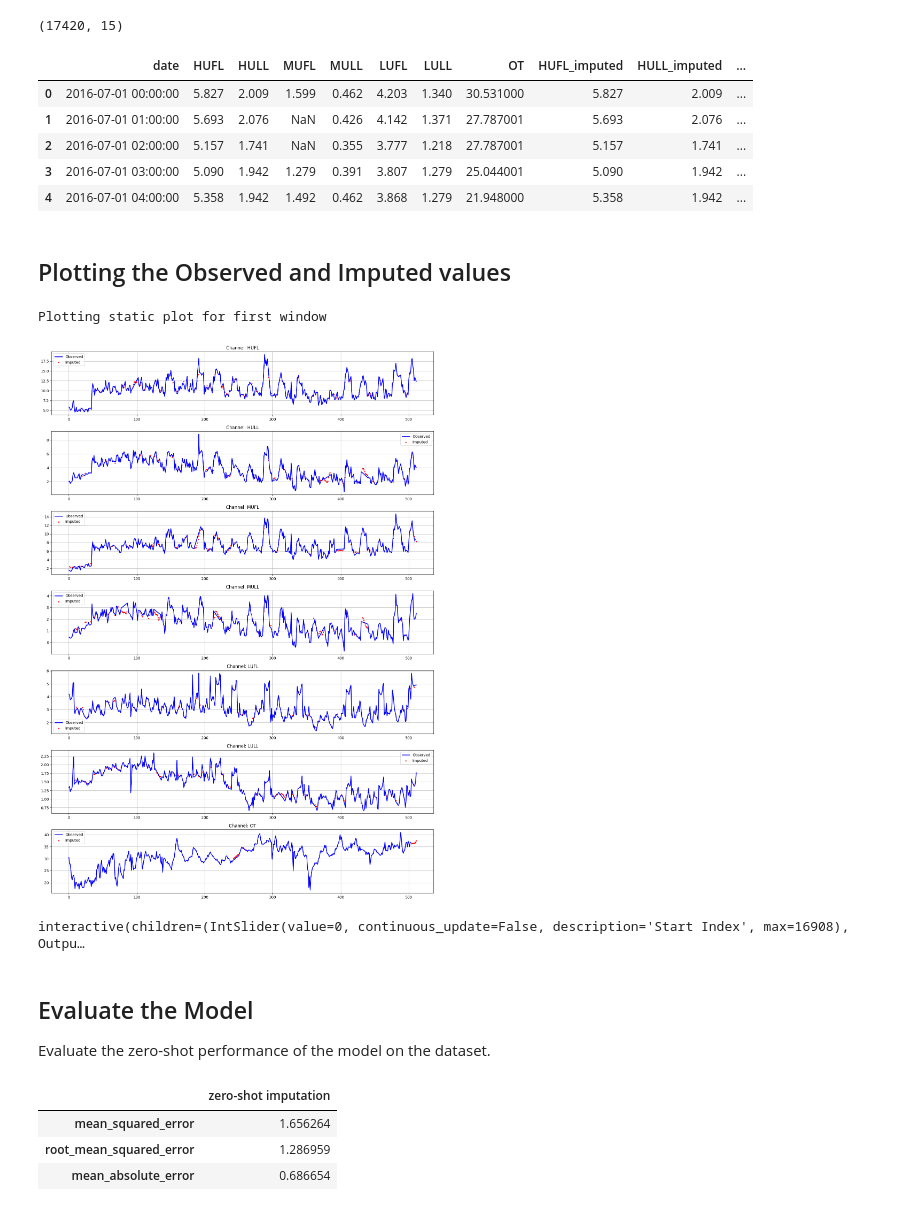
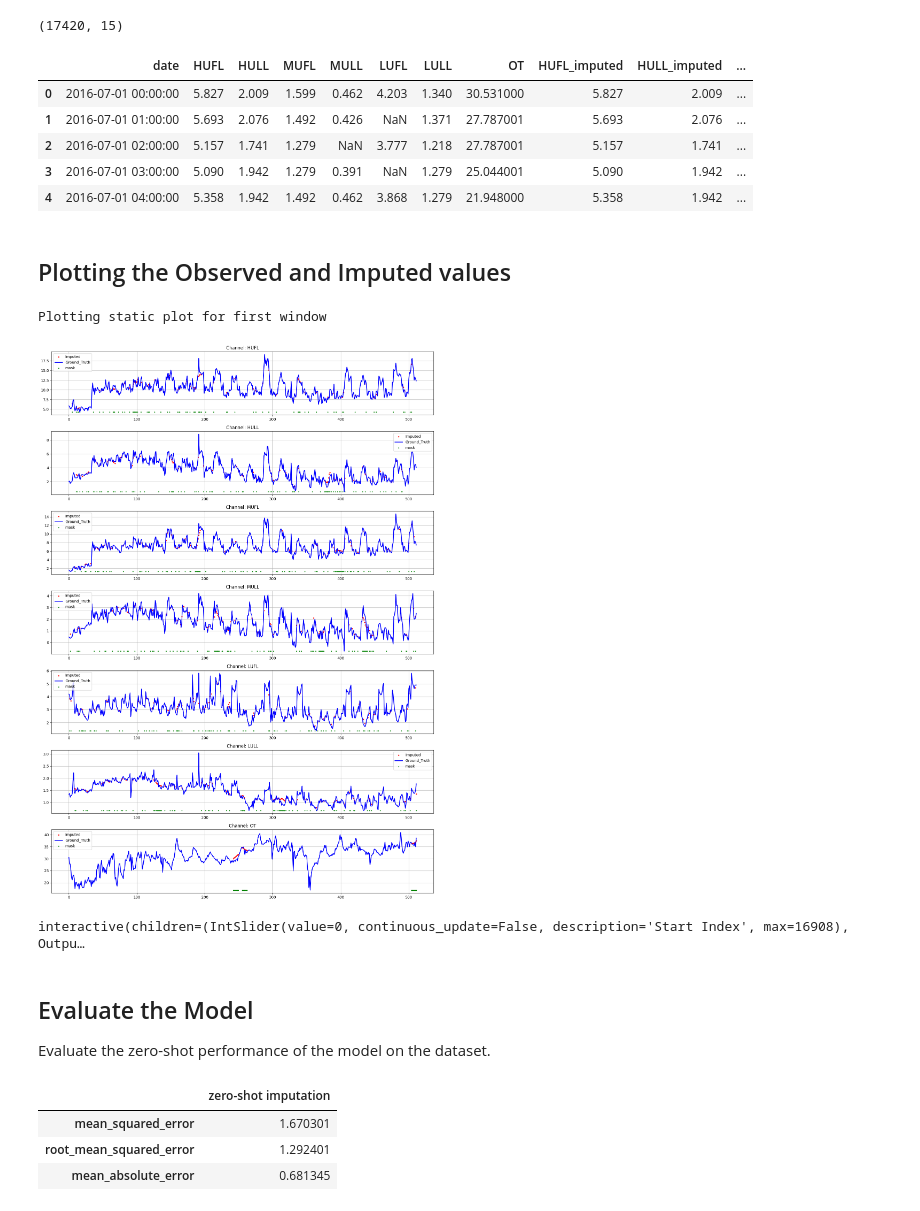
Before and after one commit to ibm-granite/granite-tsfm, a Jupyter notebook: notebooks/hfdemo/tspulse_imputation.ipynb, the cells around one changed output. Saved outputs shown, nothing was run; the diff lists cells and outputs as text; code cells hidden in the pictures.

Commit message:
Update plotting function

```diff
--- a/notebooks/hfdemo/tspulse_imputation.ipynb
+++ b/notebooks/hfdemo/tspulse_imputation.ipynb
@@ -48,7 +48,7 @@ data = pd.read_csv(
     parse_dates=[timestamp_column],
 )
 
-fully_observed_data = data.copy()
+fully_observed_ground_truth = data.copy()
 
 print(data.shape)
 print(data.head())
@@ -74,7 +74,7 @@ We are introducing missing values in a hybrid setup i.e. both isolated points mi
 def introduce_nans(data, nan_fraction=0.1, block_size=8, seed=42):
     df_nan = data.copy()
     num_values = df_nan.shape[0] * len(target_columns)
-    num_nans = int((nan_fraction * num_values) / 1.5)  # 2/3 of the missing values are randomly missing values
+    num_nans = int((nan_fraction * num_values) * (3 / 4))  # 3/4 of the missing values are randomly missing values
     print("num_nans : ", num_nans)
     rows = np.random.randint(0, df_nan.shape[0], size=num_nans)
     cols = np.random.randint(1, len(target_columns), size=num_nans)
@@ -85,7 +85,7 @@ def introduce_nans(data, nan_fraction=0.1, block_size=8, seed=42):
     n_rows, n_cols = df_nan.shape
     rng = np.random.default_rng(seed)
 
-    num_blocks = int((num_nans / block_size) * (1 / 3))  # half of the missing values are missing in blocks
+    num_blocks = int((num_nans / block_size) * (1 / 4))  # 1/4 of the missing values are missing in blocks
     print("num_blocks : ", num_blocks)
     for _ in range(num_blocks):
         col = rng.integers(1, n_cols)
@@ -152,14 +152,14 @@ out.head()
 # %% [output]
 |  | date | HUFL | HULL | MUFL | MULL | LUFL | LULL | OT | HUFL_imputed | HULL_imputed | ... |
 | 0 | 2016-07-01 00:00:00 | 5.827 | 2.009 | 1.599 | 0.462 | 4.203 | 1.340 | 30.531000 | 5.827 | 2.009 | ... |
-| 1 | 2016-07-01 01:00:00 | 5.693 | 2.076 | NaN | 0.426 | 4.142 | 1.371 | 27.787001 | 5.693 | 2.076 | ... |
-| 2 | 2016-07-01 02:00:00 | 5.157 | 1.741 | NaN | 0.355 | 3.777 | 1.218 | 27.787001 | 5.157 | 1.741 | ... |
-| 3 | 2016-07-01 03:00:00 | 5.090 | 1.942 | 1.279 | 0.391 | 3.807 | 1.279 | 25.044001 | 5.090 | 1.942 | ... |
+| 1 | 2016-07-01 01:00:00 | 5.693 | 2.076 | 1.492 | 0.426 | NaN | 1.371 | 27.787001 | 5.693 | 2.076 | ... |
+| 2 | 2016-07-01 02:00:00 | 5.157 | 1.741 | 1.279 | NaN | 3.777 | 1.218 | 27.787001 | 5.157 | 1.741 | ... |
+| 3 | 2016-07-01 03:00:00 | 5.090 | 1.942 | 1.279 | 0.391 | NaN | 1.279 | 25.044001 | 5.090 | 1.942 | ... |
 | 4 | 2016-07-01 04:00:00 | 5.358 | 1.942 | 1.492 | 0.462 | 3.868 | 1.279 | 21.948000 | 5.358 | 1.942 | ... |
 # %% [markdown]
 ## Plotting the Observed and Imputed values
 # %%
-def plot_interactive_imputation(df, window_size=512):
+def plot_interactive_imputation(df, fully_observed_ground_truth=None, window_size=512):
     df = df.drop("date", axis=1)
     observed_cols = [col.removesuffix("_imputed") for col in df.columns if col.endswith("_imputed")]
 
@@ -167,7 +167,7 @@ def plot_interactive_imputation(df, window_size=512):
 
     def plot_window(start_idx):
         end_idx = min(start_idx + window_size, num_points)
-        x_range = np.arange(start_idx, end_idx)
+        x_range = np.arange(start_idx, end_idx, dtype=float)
 
         plt.figure(figsize=(15, 3 * len(observed_cols)))
 
@@ -178,10 +178,28 @@ def plot_interactive_imputation(df, window_size=512):
 
             pos_observed = ~observed_vals.isna()
             pos_imputed = observed_vals.isna()
+            plt.subplot(len(observed_cols), 1, i + 1)
 
-            plt.subplot(len(observed_cols), 1, i + 1)
-            plt.plot(x_range[pos_observed], observed_vals[pos_observed], color="blue", linewidth=2, label="Observed")
             plt.scatter(x_range[pos_imputed], imputed_vals[pos_imputed], color="red", s=5, label="Imputed")
+
+            if fully_observed_ground_truth is not None:
+                full_vals = fully_observed_ground_truth[base_col].iloc[start_idx:end_idx]
+                plt.plot(x_range, full_vals, color="blue", linewidth=2, label="Ground_Truth")  # actual ground truth
+                y_min = np.min(full_vals)
+                y_mask = np.full(np.sum(pos_imputed), y_min)
+                plt.scatter(
+                    x_range[pos_imputed], y_mask, color="green", s=3, label="mask"
+                )  # positions where model has imputed the missing values.
+            else:
+                plt.plot(
+                    x_range[pos_observed], observed_vals[pos_observed], color="blue", linewidth=2, label="Observed"
+                )  # Plot the data with missing values with "linear interpolation" in the plot at missing positions.
+                y_min = np.min(observed_vals)
+                y_mask = np.full(np.sum(pos_imputed), y_min)
+                plt.scatter(
+                    x_range[pos_imputed], y_mask, color="green", s=3, label="mask"
+                )  # positions where model has imputed the missing values.
+
             plt.title(f"Channel: {base_col}")
             plt.legend()
             plt.grid(True)
@@ -204,10 +222,10 @@ def plot_interactive_imputation(df, window_size=512):
         ),
     )
 # %%
-plot_interactive_imputation(out)
+plot_interactive_imputation(out, fully_observed_ground_truth)
 # %% [output]
 Plotting static plot for first window
-[figure, old version]
+[figure, new version]
 interactive(children=(IntSlider(value=0, continuous_update=False, description='Start Index', max=16908), Outpu…
 # %% [markdown]
 ## Evaluate the Model
@@ -233,7 +251,7 @@ def custom_metric(actual, missing_df, prediction, column_header="results"):
         }
     )
 # %%
-ground_truth = fully_observed_data[target_columns]  # original df having no missing values
+ground_truth = fully_observed_ground_truth[target_columns]  # original df having no missing values
 ground_truth_with_missing_data = out[target_columns]  # df having missing values
 
 imputed_columns = [f"{col}_imputed" for col in target_columns]
@@ -242,6 +260,6 @@ imputed_df = out[imputed_columns]  # df having imputed values at the missing dat
 custom_metric(ground_truth, ground_truth_with_missing_data, imputed_df, "zero-shot imputation")
 # %% [output]
 |  | zero-shot imputation |
-| mean_squared_error | 1.656264 |
-| root_mean_squared_error | 1.286959 |
-| mean_absolute_error | 0.686654 |
+| mean_squared_error | 1.670301 |
+| root_mean_squared_error | 1.292401 |
+| mean_absolute_error | 0.681345 |
```
Also changed, not shown: parts of 2 cells of this notebook.
